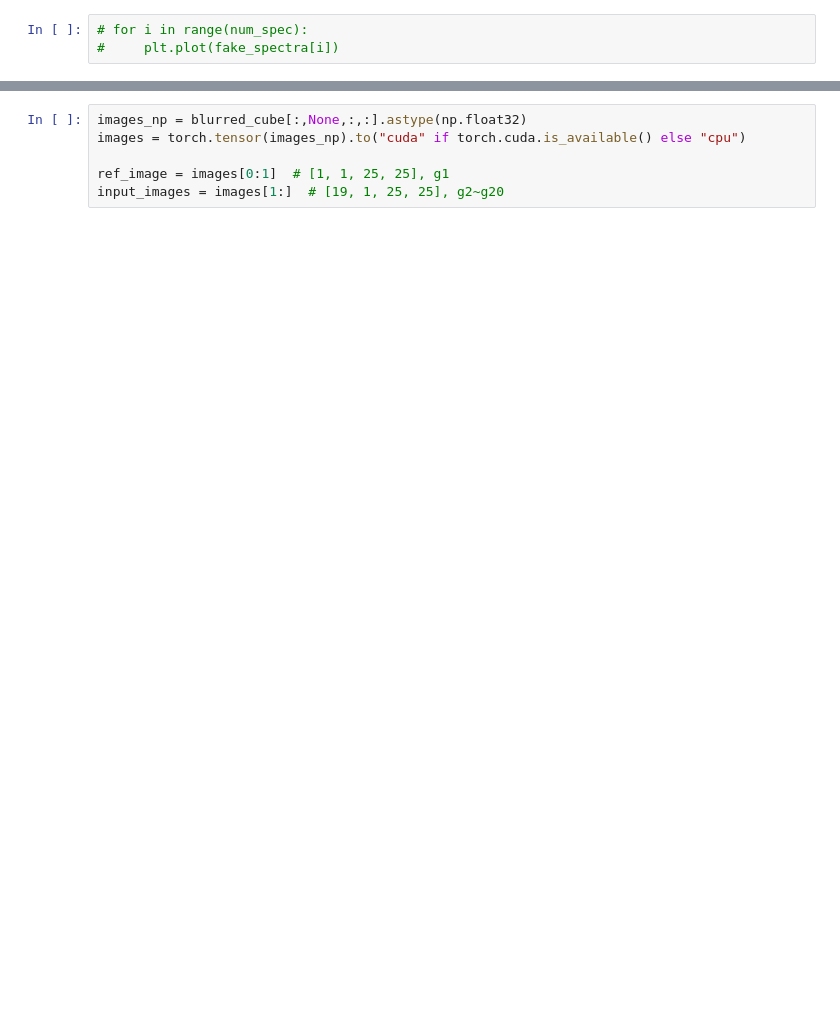
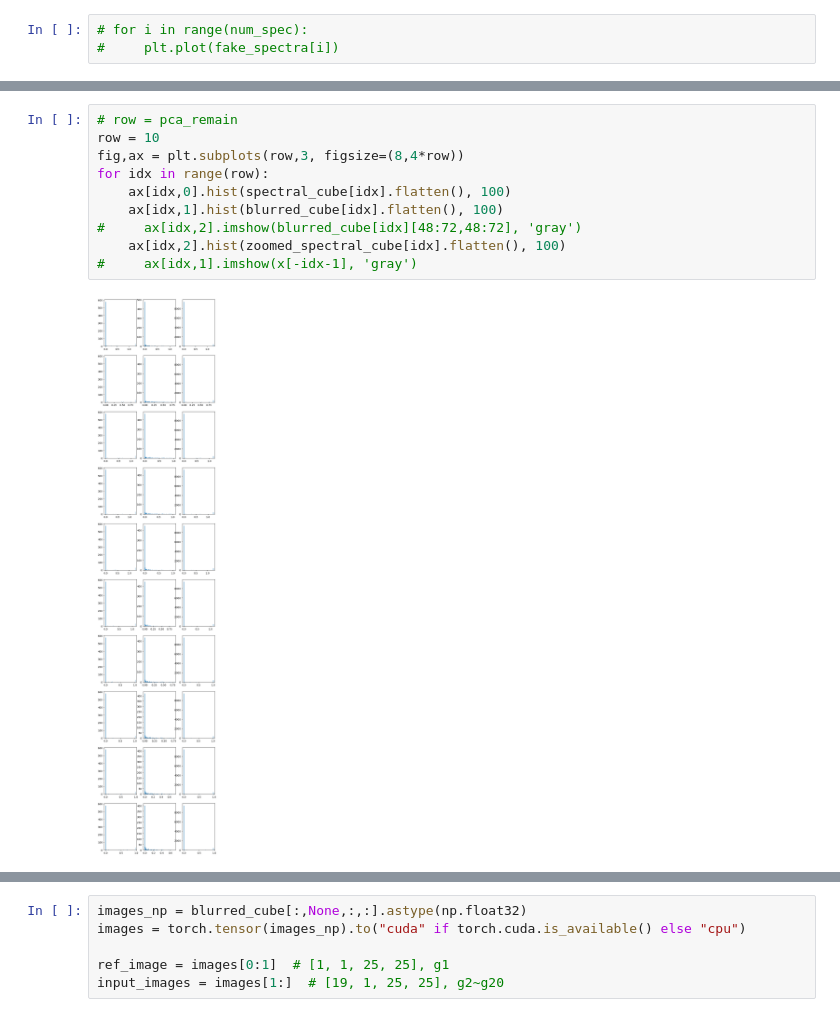
Before and after one commit to yaorong368/HSI_reconstruct, a Jupyter notebook: notebook/modeling.ipynb, the cells around one changed output, grey strips where cells are left out. Saved outputs shown, nothing was run; the diff lists cells and outputs as text; blank space fills up the shorter version.

```diff
--- a/notebook/modeling.ipynb
+++ b/notebook/modeling.ipynb
@@ -208,3 +365,15 @@ plt.colorbar()
+# %%
+# row = pca_remain
+row = 10
+fig,ax = plt.subplots(row,3, figsize=(8,4*row))
+for idx in range(row):
+    ax[idx,0].hist(spectral_cube[idx].flatten(), 100)
+    ax[idx,1].hist(blurred_cube[idx].flatten(), 100)
+#     ax[idx,2].imshow(blurred_cube[idx][48:72,48:72], 'gray')
+    ax[idx,2].hist(zoomed_spectral_cube[idx].flatten(), 100)
+#     ax[idx,1].imshow(x[-idx-1], 'gray')
+# %% [output]
+[figure, added]
 # %%
 import torch
 import torch.nn as nn
```
Also changed, not shown: parts of 16 cells of this notebook, 30 other files.
